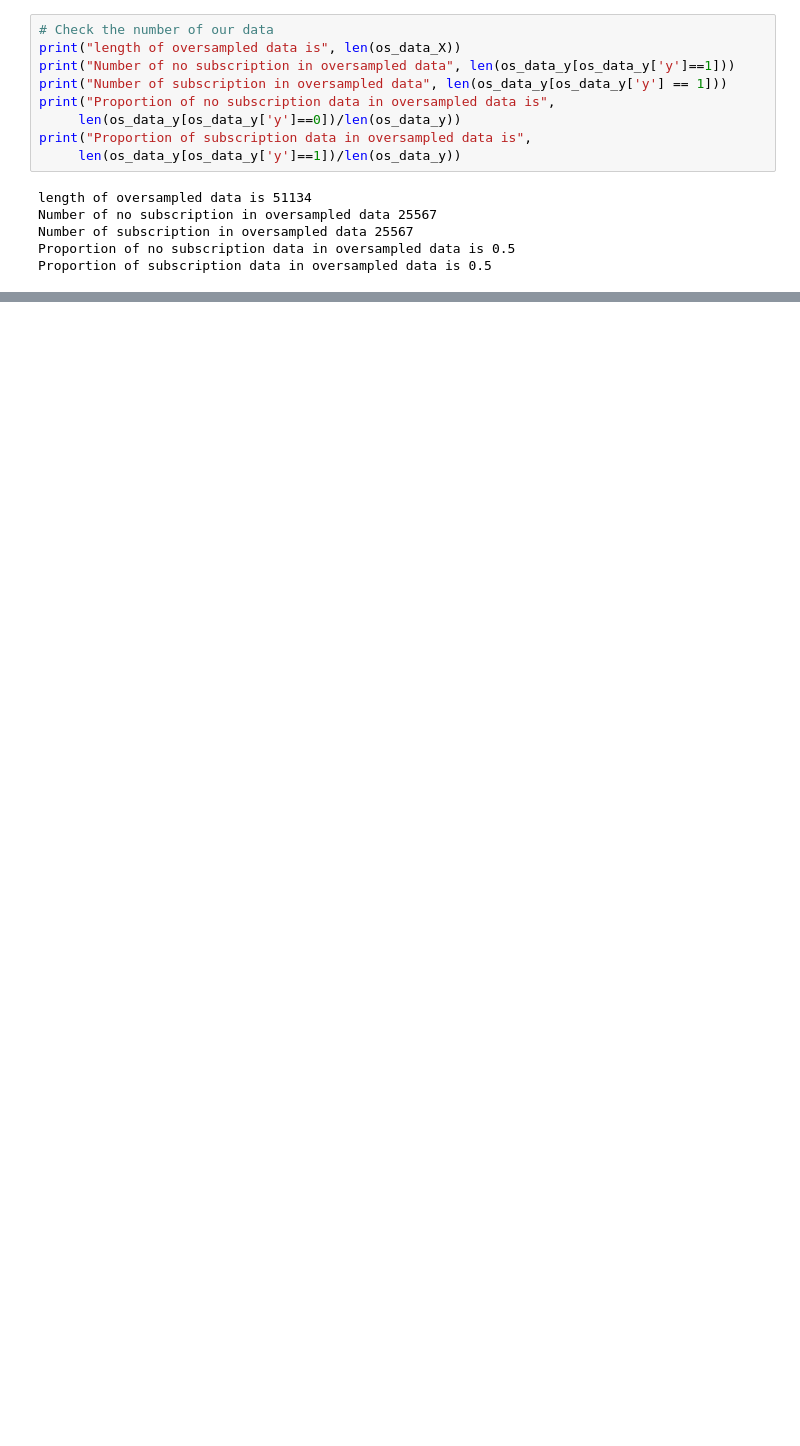
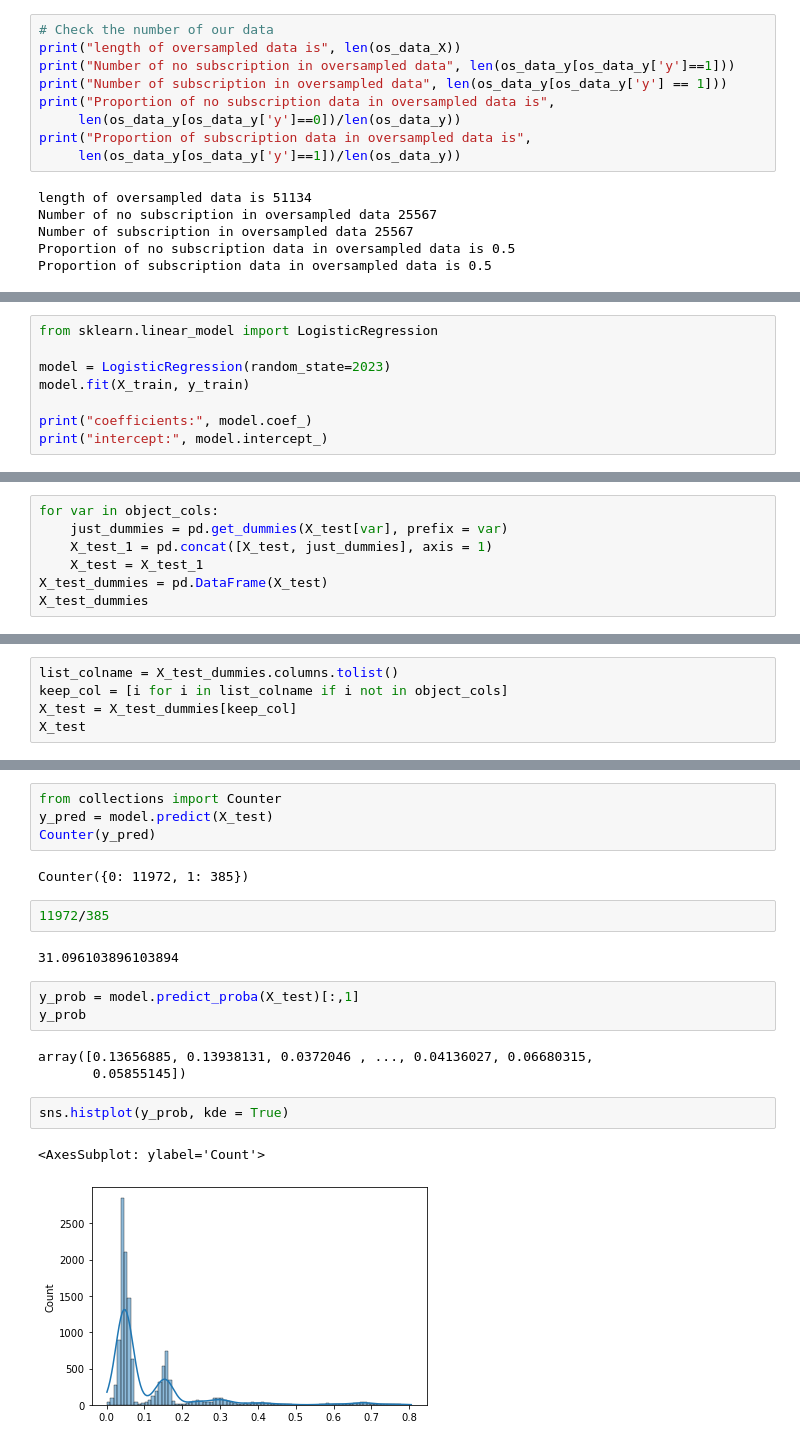
Before and after one commit to khanhvynguyen/Term_Deposit_Prediction_ML, a Jupyter notebook: term_deposit_prediction.ipynb, the cells around one changed output, grey strips where cells are left out. Drawn from its saved outputs; the diff is of its cells as text; blank space fills up the shorter version.

```diff
--- a/term_deposit_prediction.ipynb
+++ b/term_deposit_prediction.ipynb
@@ -865,0 +742,8 @@ print(confusion_matrix)
+# %%
+from sklearn.linear_model import LogisticRegression
+
+model = LogisticRegression(random_state=2023)
+model.fit(X_train, y_train)
+
+print("coefficients:", model.coef_)
+print("intercept:", model.intercept_)
@@ -865,0 +796,7 @@ print(confusion_matrix)
+# %%
+for var in object_cols:
+    just_dummies = pd.get_dummies(X_test[var], prefix = var)
+    X_test_1 = pd.concat([X_test, just_dummies], axis = 1)
+    X_test = X_test_1
+X_test_dummies = pd.DataFrame(X_test)
+X_test_dummies
@@ -865,0 +817,5 @@ print(confusion_matrix)
+# %%
+list_colname = X_test_dummies.columns.tolist()
+keep_col = [i for i in list_colname if i not in object_cols]
+X_test = X_test_dummies[keep_col]
+X_test
@@ -865,0 +836,21 @@ print(confusion_matrix)
+# %%
+from collections import Counter
+y_pred = model.predict(X_test)
+Counter(y_pred)
+# %% [output]
+Counter({0: 11972, 1: 385})
+# %%
+11972/385
+# %% [output]
+31.096103896103894
+# %%
+y_prob = model.predict_proba(X_test)[:,1]
+y_prob
+# %% [output]
+array([0.13656885, 0.13938131, 0.0372046 , ..., 0.04136027, 0.06680315,
+       0.05855145])
+# %%
+sns.histplot(y_prob, kde = True)
+# %% [output]
+<AxesSubplot: ylabel='Count'>
+[figure, added]
```
Also changed, not shown: parts of 78 cells of this notebook.
